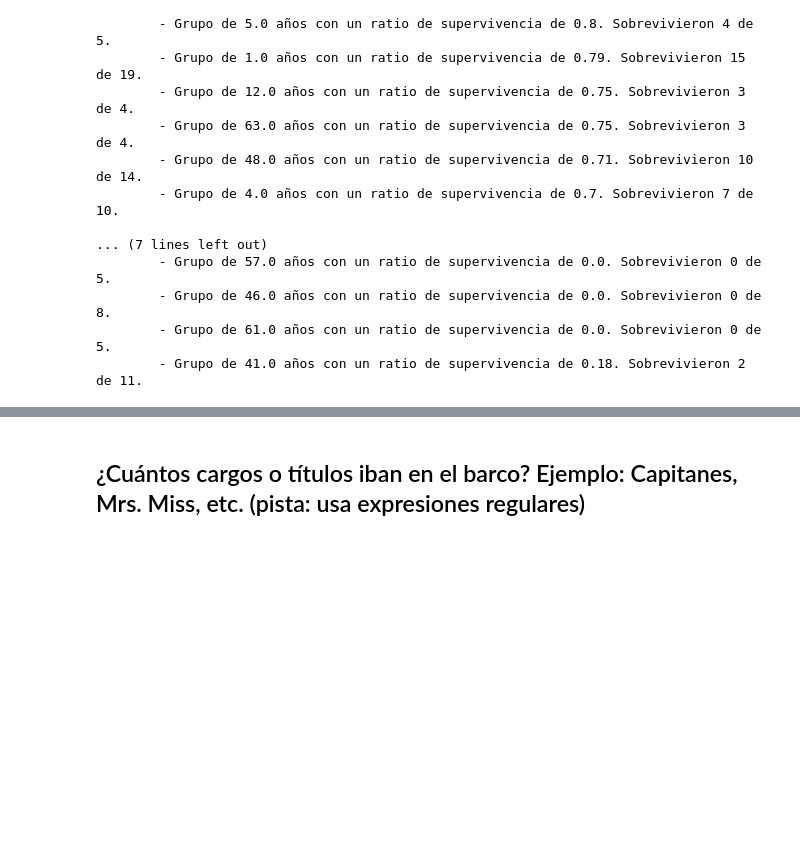
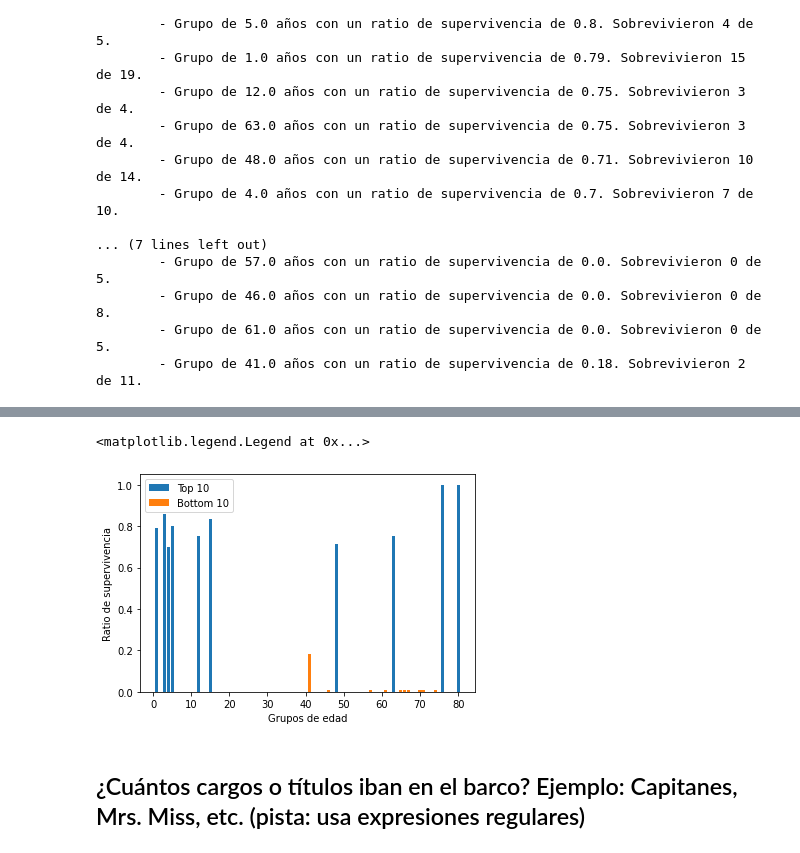
Before and after one commit to darioWorknet/2-Titanic_dataset, a Jupyter notebook: TitanicAnalytics.ipynb, the cells around one changed output, grey strips where cells are left out. Drawn from its saved outputs; the diff is of its cells as text; code cells hidden in the pictures; blank space fills up the shorter version.

Commit message:
Plot for top/bottom 10 survival age groups

```diff
--- a/TitanicAnalytics.ipynb
+++ b/TitanicAnalytics.ipynb
@@ -256,3 +270,22 @@ Los 10 grupos de edad que más sobrevivieron:
+# %%
+# Mostramos en el gráfico los grupos de edad que más sobrevivieron
+labels = top_ten_survival_groups["Age"]
+values = top_ten_survival_groups["SurvivalRate"]
+plt.bar(labels, values)
+
+# Mostrmos en el mismo gráfico los grupo de edad que menos sobrevivieron
+labels = bottom_ten_survival_groups["Age"]
+# Los valores iguales a 0, no se muestran en el gráfico, les damos un valor mínimo para poder visualizarlos
+values = bottom_ten_survival_groups["SurvivalRate"].replace(0, 0.01)
+plt.bar(labels, values)
+
+# Etiquetas y leyenda
+plt.ylabel('Ratio de supervivencia', fontsize=10)
+plt.xlabel('Grupos de edad')
+plt.legend(['Top 10', 'Bottom 10'])
+# %% [output]
+<matplotlib.legend.Legend at 0x...>
+[figure, added]
 # %% [markdown]
 ## ¿Cuántos cargos o títulos iban en el barco? Ejemplo: Capitanes, Mrs. Miss, etc. (pista: usa expresiones regulares)
 # %%
```
Also changed, not shown: parts of 3 cells of this notebook.
